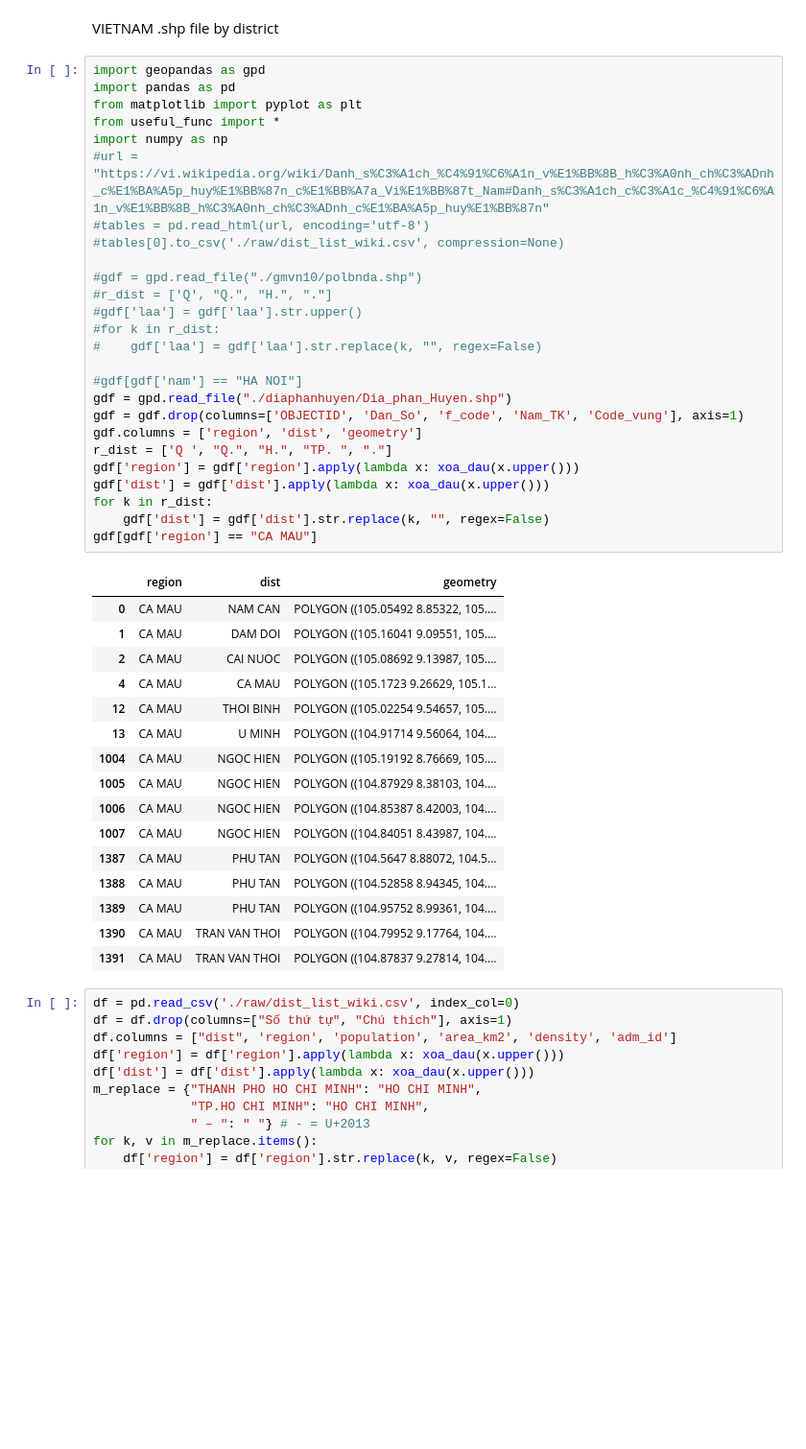
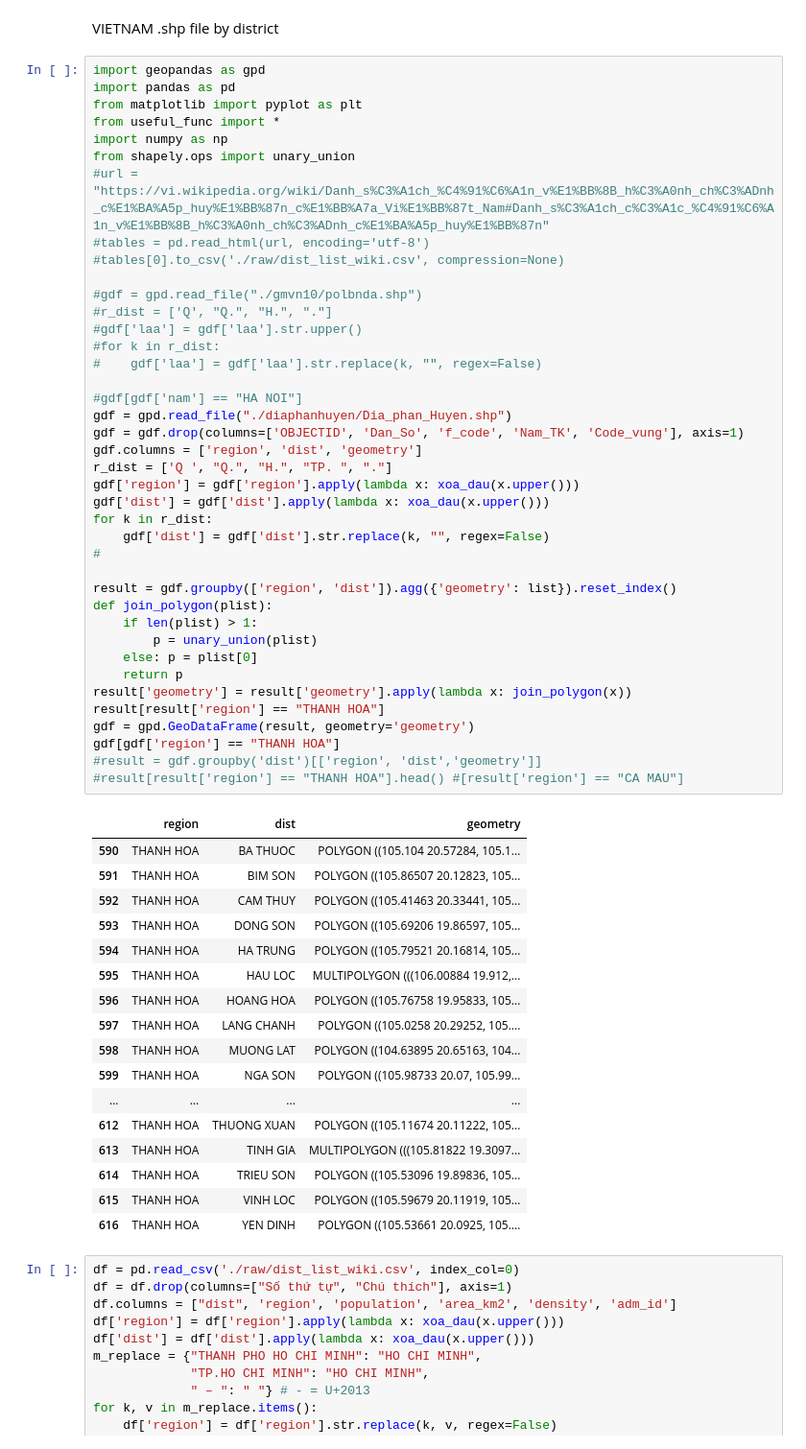
Before and after one commit to kyojinkyojin/vn_pop_infographics, a Jupyter notebook: test.ipynb, the cells around one changed output. Shown at 96% size. Saved outputs shown, nothing was run; the diff lists cells and outputs as text; blank space fills up the shorter version.

```diff
--- a/test.ipynb
+++ b/test.ipynb
@@ -3,46 +3,61 @@ VIETNAM .shp file by district
 # %%
 import geopandas as gpd
 import pandas as pd
 from matplotlib import pyplot as plt
 from useful_func import *
 import numpy as np
+from shapely.ops import unary_union
 #url = "https://vi.wikipedia.org/wiki/Danh_s%C3%A1ch_%C4%91%C6%A1n_v%E1%BB%8B_h%C3%A0nh_ch%C3%ADnh_c%E1%BA%A5p_huy%E1%BB%87n_c%E1%BB%A7a_Vi%E1%BB%87t_Nam#Danh_s%C3%A1ch_c%C3%A1c_%C4%91%C6%A1n_v%E1%BB%8B_h%C3%A0nh_ch%C3%ADnh_c%E1%BA%A5p_huy%E1%BB%87n"
 #tables = pd.read_html(url, encoding='utf-8')
 #tables[0].to_csv('./raw/dist_list_wiki.csv', compression=None)
 
 #gdf = gpd.read_file("./gmvn10/polbnda.shp")
 #r_dist = ['Q', "Q.", "H.", "."]
 #gdf['laa'] = gdf['laa'].str.upper()
 #for k in r_dist:
 #    gdf['laa'] = gdf['laa'].str.replace(k, "", regex=False)
 
 #gdf[gdf['nam'] == "HA NOI"]
 gdf = gpd.read_file("./diaphanhuyen/Dia_phan_Huyen.shp")
 gdf = gdf.drop(columns=['OBJECTID', 'Dan_So', 'f_code', 'Nam_TK', 'Code_vung'], axis=1)
 gdf.columns = ['region', 'dist', 'geometry']
 r_dist = ['Q ', "Q.", "H.", "TP. ", "."]
 gdf['region'] = gdf['region'].apply(lambda x: xoa_dau(x.upper()))
 gdf['dist'] = gdf['dist'].apply(lambda x: xoa_dau(x.upper()))
 for k in r_dist:
     gdf['dist'] = gdf['dist'].str.replace(k, "", regex=False)
-gdf[gdf['region'] == "CA MAU"]
+#
+
+result = gdf.groupby(['region', 'dist']).agg({'geometry': list}).reset_index()
+def join_polygon(plist):
+    if len(plist) > 1:
+        p = unary_union(plist)
+    else: p = plist[0]
+    return p
+result['geometry'] = result['geometry'].apply(lambda x: join_polygon(x))
+result[result['region'] == "THANH HOA"]
+gdf = gpd.GeoDataFrame(result, geometry='geometry')
+gdf[gdf['region'] == "THANH HOA"]
+#result = gdf.groupby('dist')[['region', 'dist','geometry']]
+#result[result['region'] == "THANH HOA"].head() #[result['region'] == "CA MAU"]
 # %% [output]
 |  | region | dist | geometry |
-| 0 | CA MAU | NAM CAN | POLYGON ((105.05492 8.85322, 105.... |
-| 1 | CA MAU | DAM DOI | POLYGON ((105.16041 9.09551, 105.... |
-| 2 | CA MAU | CAI NUOC | POLYGON ((105.08692 9.13987, 105.... |
-| 4 | CA MAU | CA MAU | POLYGON ((105.1723 9.26629, 105.1... |
-| 12 | CA MAU | THOI BINH | POLYGON ((105.02254 9.54657, 105.... |
-| 13 | CA MAU | U MINH | POLYGON ((104.91714 9.56064, 104.... |
-| 1004 | CA MAU | NGOC HIEN | POLYGON ((105.19192 8.76669, 105.... |
-| 1005 | CA MAU | NGOC HIEN | POLYGON ((104.87929 8.38103, 104.... |
-| 1006 | CA MAU | NGOC HIEN | POLYGON ((104.85387 8.42003, 104.... |
-| 1007 | CA MAU | NGOC HIEN | POLYGON ((104.84051 8.43987, 104.... |
-| 1387 | CA MAU | PHU TAN | POLYGON ((104.5647 8.88072, 104.5... |
-| 1388 | CA MAU | PHU TAN | POLYGON ((104.52858 8.94345, 104.... |
-| 1389 | CA MAU | PHU TAN | POLYGON ((104.95752 8.99361, 104.... |
-| 1390 | CA MAU | TRAN VAN THOI | POLYGON ((104.79952 9.17764, 104.... |
-| 1391 | CA MAU | TRAN VAN THOI | POLYGON ((104.87837 9.27814, 104.... |
+| 590 | THANH HOA | BA THUOC | POLYGON ((105.104 20.57284, 105.1... |
+| 591 | THANH HOA | BIM SON | POLYGON ((105.86507 20.12823, 105... |
+| 592 | THANH HOA | CAM THUY | POLYGON ((105.41463 20.33441, 105... |
+| 593 | THANH HOA | DONG SON | POLYGON ((105.69206 19.86597, 105... |
+| 594 | THANH HOA | HA TRUNG | POLYGON ((105.79521 20.16814, 105... |
+| 595 | THANH HOA | HAU LOC | MULTIPOLYGON (((106.00884 19.912,... |
+| 596 | THANH HOA | HOANG HOA | POLYGON ((105.76758 19.95833, 105... |
+| 597 | THANH HOA | LANG CHANH | POLYGON ((105.0258 20.29252, 105.... |
+| 598 | THANH HOA | MUONG LAT | POLYGON ((104.63895 20.65163, 104... |
+| 599 | THANH HOA | NGA SON | POLYGON ((105.98733 20.07, 105.99... |
+| ... | ... | ... | ... |
+| 612 | THANH HOA | THUONG XUAN | POLYGON ((105.11674 20.11222, 105... |
+| 613 | THANH HOA | TINH GIA | MULTIPOLYGON (((105.81822 19.3097... |
+| 614 | THANH HOA | TRIEU SON | POLYGON ((105.53096 19.89836, 105... |
+| 615 | THANH HOA | VINH LOC | POLYGON ((105.59679 20.11919, 105... |
+| 616 | THANH HOA | YEN DINH | POLYGON ((105.53661 20.0925, 105.... |
 # %%
 df = pd.read_csv('./raw/dist_list_wiki.csv', index_col=0)
 df = df.drop(columns=["Số thứ tự", "Chú thích"], axis=1)
```
Also changed, not shown: parts of 7 cells of this notebook.
